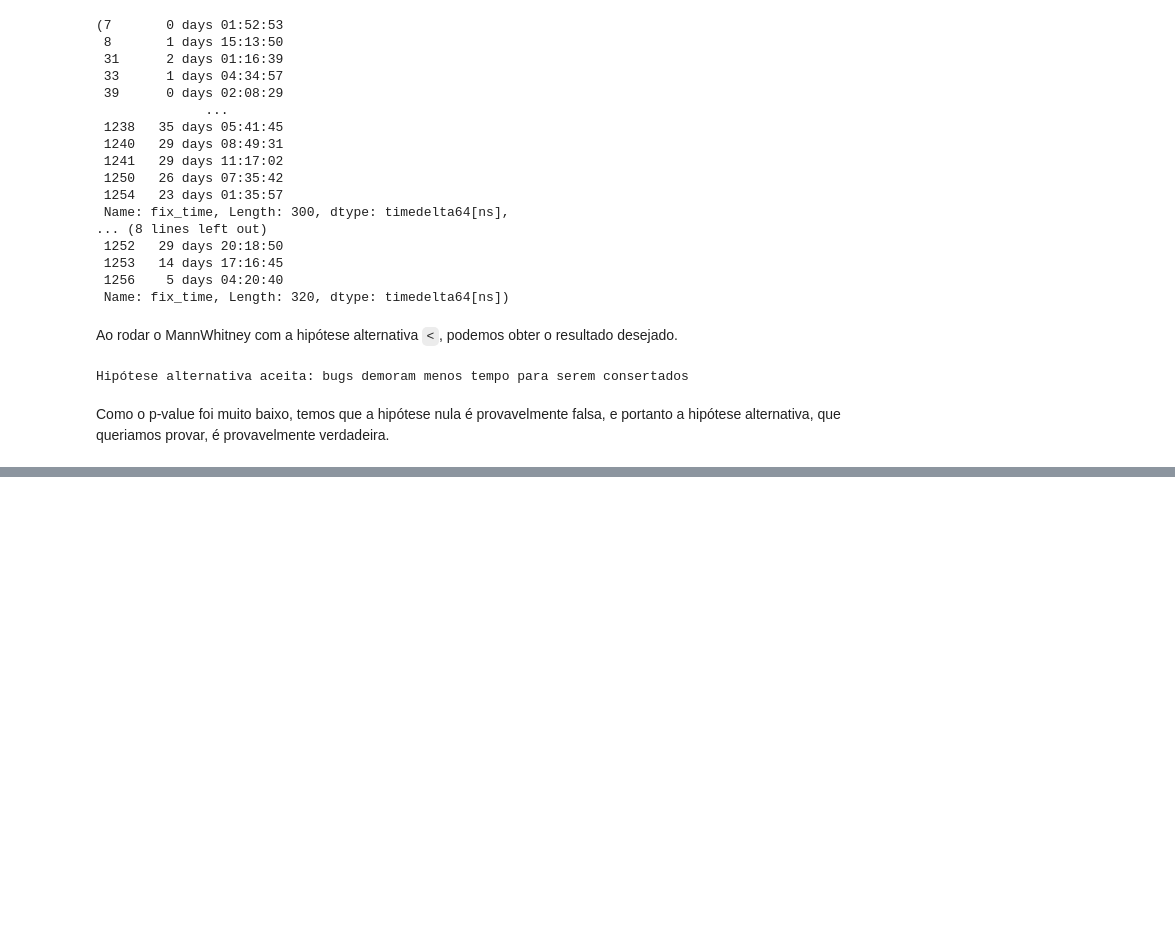
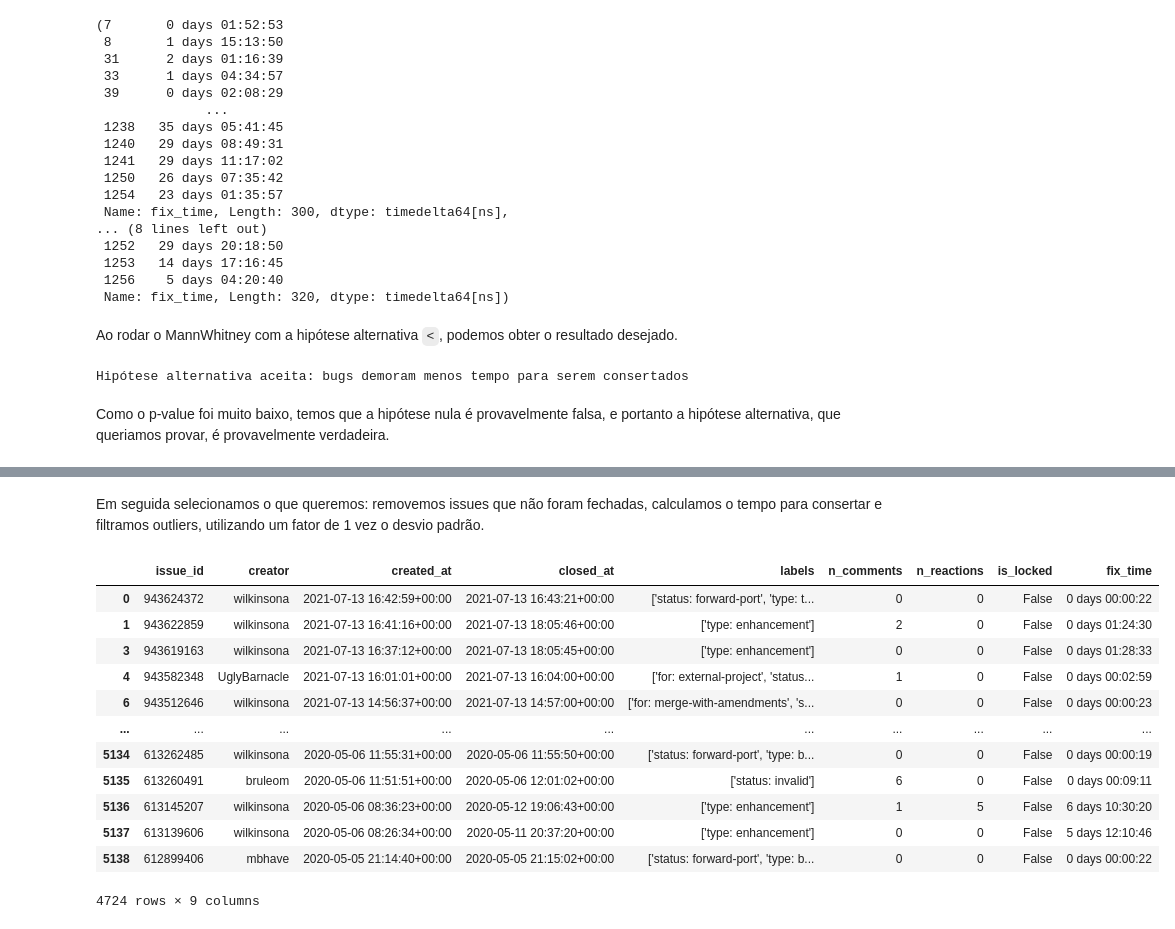
Before and after one commit to raylsonsilva/repository-mining, a Jupyter notebook: first-practical-task/Trabalho.ipynb, the cells around one changed output, grey strips where cells are left out. Drawn from its saved outputs; the diff is of its cells as text; code cells hidden in the pictures; blank space fills up the shorter version.

```diff
--- a/first-practical-task/Trabalho.ipynb
+++ b/first-practical-task/Trabalho.ipynb
@@ -135,0 +145,7 @@ Como o p-value foi muito baixo, temos que a hipótese nula é provavelmente fals
+# %%
+import pandas as pd
+
+issues_table = pd.read_csv("issues-spring.csv")
+issues_table["created_at"] = pd.to_datetime(issues_table["created_at"])
+issues_table["closed_at"] = pd.to_datetime(issues_table["closed_at"])
+issues_table
@@ -135,0 +166,28 @@ Como o p-value foi muito baixo, temos que a hipótese nula é provavelmente fals
+# %% [markdown]
+Em seguida selecionamos o que queremos: removemos issues que não foram fechadas, calculamos o tempo para consertar e filtramos outliers, utilizando um fator de 1 vez o desvio padrão.
+# %%
+import numpy as np
+import dateutil.parser
+
+# Filtrar issues fechadas
+issues_limpo = issues_table.copy()
+issues_limpo = issues_limpo[issues_limpo["closed_at"] != "NaT"]
+# Calcular tempo para consertar
+issues_limpo["fix_time"] = issues_limpo["closed_at"] - issues_limpo["created_at"]
+# Remover outliers
+issues_limpo = issues_limpo[np.abs(issues_limpo["fix_time"] - issues_limpo["fix_time"].mean()) <= issues_limpo["fix_time"].std()]
+issues_limpo
+# %% [output]
+|  | issue_id | creator | created_at | closed_at | labels | n_comments | n_reactions | is_locked | fix_time |
+| 0 | 943624372 | wilkinsona | 2021-07-13 16:42:59+00:00 | 2021-07-13 16:43:21+00:00 | ['status: forward-port', 'type: t... | 0 | 0 | False | 0 days 00:00:22 |
+| 1 | 943622859 | wilkinsona | 2021-07-13 16:41:16+00:00 | 2021-07-13 18:05:46+00:00 | ['type: enhancement'] | 2 | 0 | False | 0 days 01:24:30 |
+| 3 | 943619163 | wilkinsona | 2021-07-13 16:37:12+00:00 | 2021-07-13 18:05:45+00:00 | ['type: enhancement'] | 0 | 0 | False | 0 days 01:28:33 |
+| 4 | 943582348 | UglyBarnacle | 2021-07-13 16:01:01+00:00 | 2021-07-13 16:04:00+00:00 | ['for: external-project', 'status... | 1 | 0 | False | 0 days 00:02:59 |
+| 6 | 943512646 | wilkinsona | 2021-07-13 14:56:37+00:00 | 2021-07-13 14:57:00+00:00 | ['for: merge-with-amendments', 's... | 0 | 0 | False | 0 days 00:00:23 |
+| ... | ... | ... | ... | ... | ... | ... | ... | ... | ... |
+| 5134 | 613262485 | wilkinsona | 2020-05-06 11:55:31+00:00 | 2020-05-06 11:55:50+00:00 | ['status: forward-port', 'type: b... | 0 | 0 | False | 0 days 00:00:19 |
+| 5135 | 613260491 | bruleom | 2020-05-06 11:51:51+00:00 | 2020-05-06 12:01:02+00:00 | ['status: invalid'] | 6 | 0 | False | 0 days 00:09:11 |
+| 5136 | 613145207 | wilkinsona | 2020-05-06 08:36:23+00:00 | 2020-05-12 19:06:43+00:00 | ['type: enhancement'] | 1 | 5 | False | 6 days 10:30:20 |
+| 5137 | 613139606 | wilkinsona | 2020-05-06 08:26:34+00:00 | 2020-05-11 20:37:20+00:00 | ['type: enhancement'] | 0 | 0 | False | 5 days 12:10:46 |
+| 5138 | 612899406 | mbhave | 2020-05-05 21:14:40+00:00 | 2020-05-05 21:15:02+00:00 | ['status: forward-port', 'type: b... | 0 | 0 | False | 0 days 00:00:22 |
+4724 rows × 9 columns
```
Also changed, not shown: parts of 7 cells of this notebook, 1 other file.
